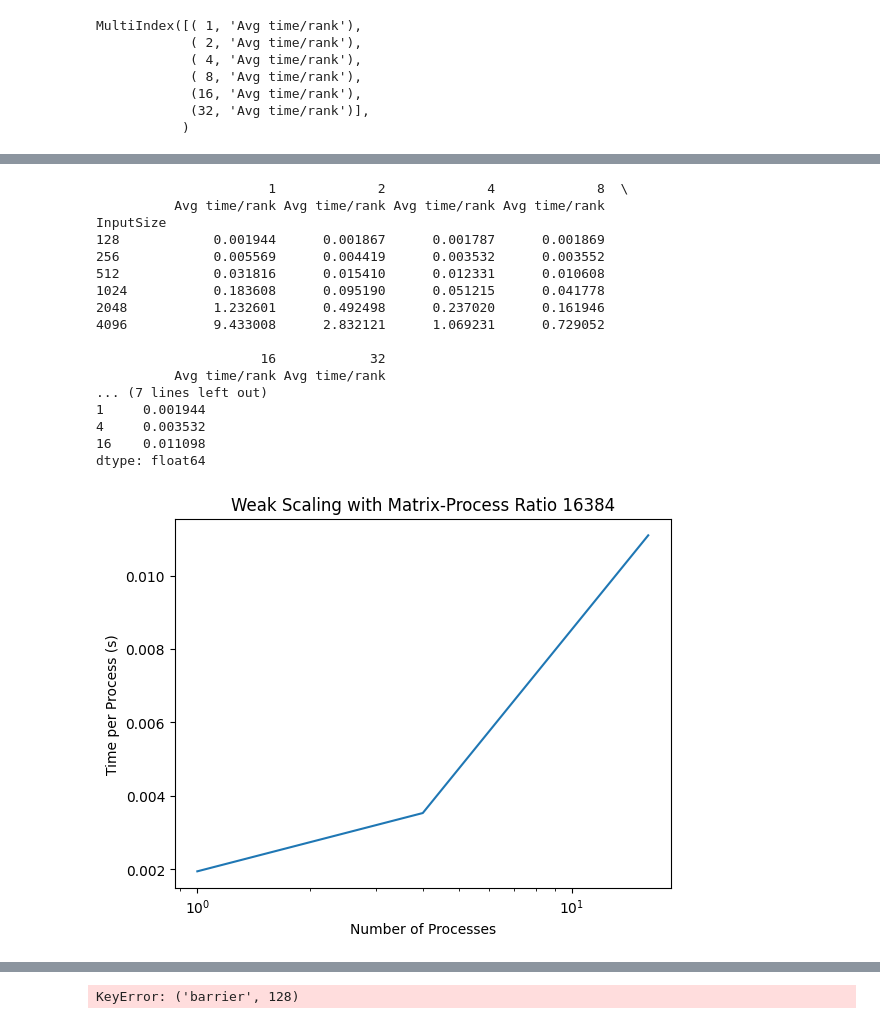
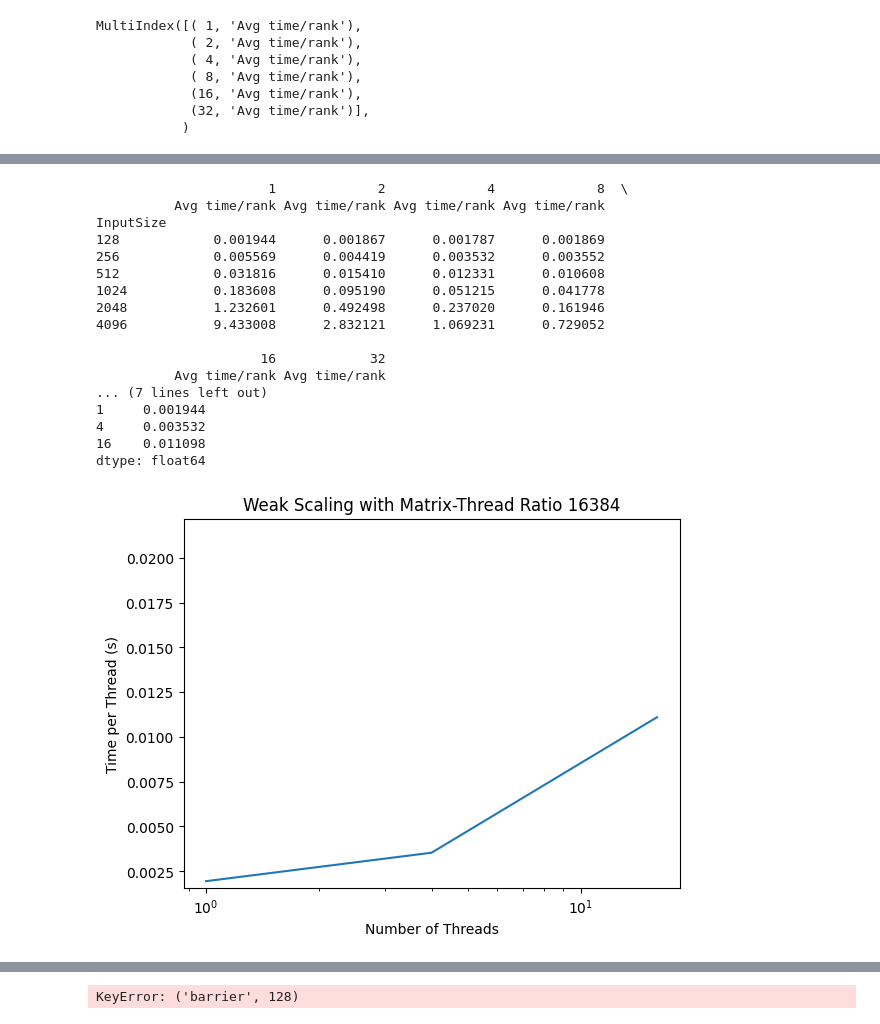
Before and after one commit to waterdoze/435Project, a Jupyter notebook: jupyter/testcuda.ipynb, the cells around one changed output, grey strips where cells are left out. Cells and saved outputs as stored; diff of their text form; code cells hidden in the pictures.

```diff
--- a/jupyter/testcuda.ipynb
+++ b/jupyter/testcuda.ipynb
@@ -124,7 +124,7 @@ for matrix_size in matrix_sizes:
     axis = data.plot(
         title=f"Strong Scaling Matrix",
         label=f"Matrix Size: {matrix_size}",
-        xlabel="Number of Processes",
+        xlabel="Number of Threads",
         ylabel="Time (s)",
     )
     axis.set_xscale("log")
@@ -154,9 +154,10 @@ print(data)
 # data = pd.Series(np.diag(df.loc[caliper_label].to_numpy()))
 # data.index = matrix_sizes
 plt.plot(data)
-plt.title(f"Weak Scaling with Matrix-Process Ratio {ratio}")
-plt.xlabel("Number of Processes")
-plt.ylabel("Time per Process (s)")
+plt.title(f"Weak Scaling with Matrix-Thread Ratio {ratio}")
+plt.xlabel("Number of Threads")
+plt.ylabel("Time per Thread (s)")
+plt.ylim(min(data) * 0.8, max(data) * 2)
 plt.xscale("log")
 # plt.yscale("log")
 plt.show()
@@ -169,7 +170,7 @@ for matrix_size in matrix_sizes:
     data.name = f"Matrix Size: {matrix_size}"
     axis = (data.iloc[0] / data).plot(
         title=f"Speedup Matrix",
-        xlabel="Number of Processes",
+        xlabel="Number of Threads",
         ylabel="Speedup",
     )
     axis.name = f"Matrix Size: {matrix_size}"
@@ -181,18 +182,18 @@ plt.show()
                       1             2             4             8  \
           Avg time/rank Avg time/rank Avg time/rank Avg time/rank
 InputSize
 128            0.001944      0.001867      0.001787      0.001869
 256            0.005569      0.004419      0.003532      0.003552
 512            0.031816      0.015410      0.012331      0.010608
 1024           0.183608      0.095190      0.051215      0.041778
 2048           1.232601      0.492498      0.237020      0.161946
 4096           9.433008      2.832121      1.069231      0.729052
 
                      16            32
           Avg time/rank Avg time/rank
 ... (7 lines left out)
 1     0.001944
 4     0.003532
 16    0.011098
 dtype: float64
-[figure, old version]
+[figure, new version]
```
Also changed, not shown: parts of 1 cell of this notebook, 2 other files.
